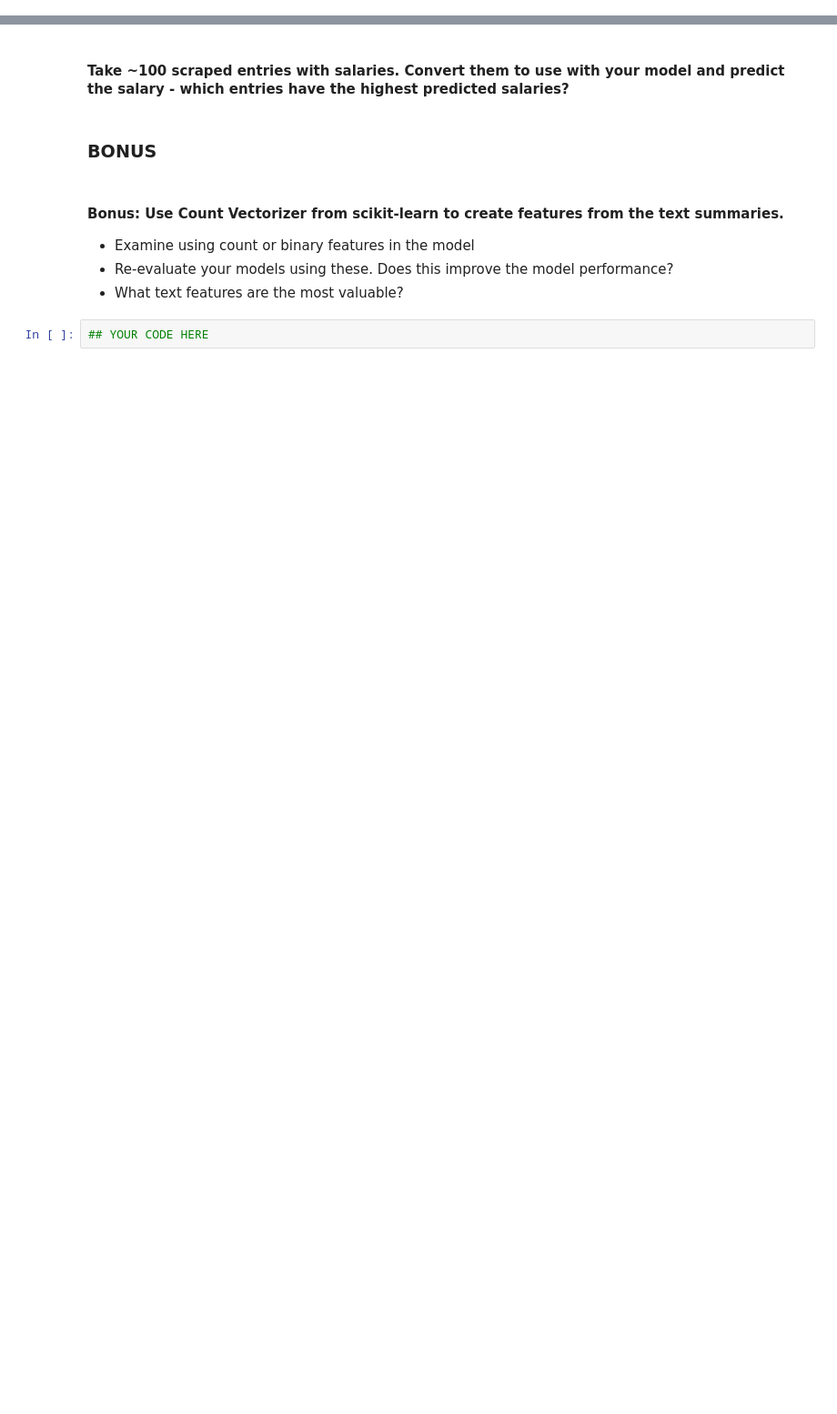
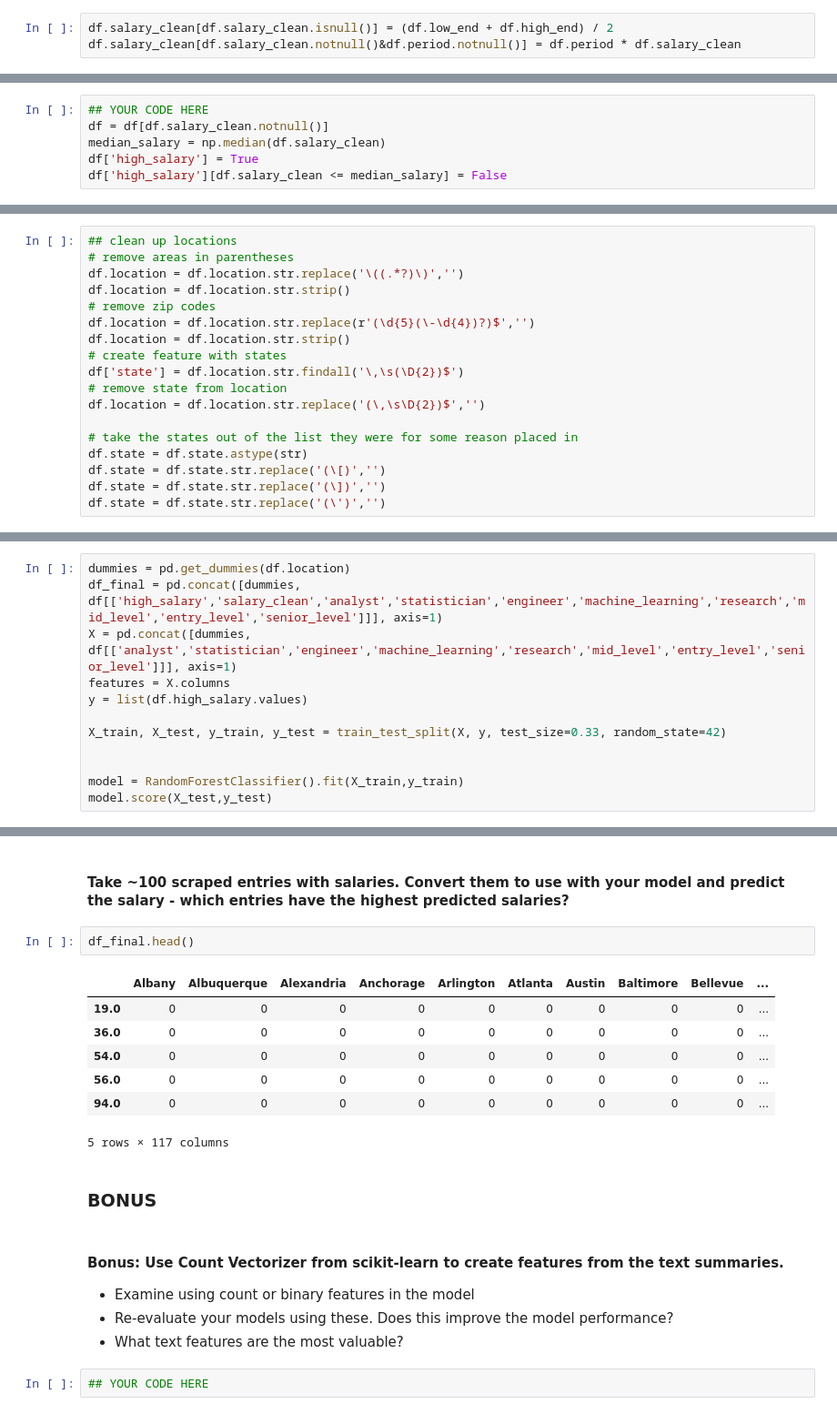
Before and after one commit to matthewbrems/old, a Jupyter notebook: projects/03-Project/starter-code/jd-project3.ipynb, the cells around one changed output, grey strips where cells are left out. Shown at 91% size. Saved outputs shown, nothing was run; the diff lists cells and outputs as text; blank space fills up the shorter version.

```diff
--- a/projects/03-Project/starter-code/jd-project3.ipynb
+++ b/projects/03-Project/starter-code/jd-project3.ipynb
@@ -151,3 +298,6 @@ Lastly, we need to clean up salary data.
+# %%
+df.salary_clean[df.salary_clean.isnull()] = (df.low_end + df.high_end) / 2
+df.salary_clean[df.salary_clean.notnull()&df.period.notnull()] = df.period * df.salary_clean
 # %% [markdown]
 #### We want to predict a binary variable - whether the salary was low or high. Compute the median salary and create a new binary variable that is true when the salary is high (above the median)
 
@@ -160,0 +309,6 @@ In fact, the ideal scenario may be to predict many levels of salaries,
+# %%
+## YOUR CODE HERE
+df = df[df.salary_clean.notnull()]
+median_salary = np.median(df.salary_clean)
+df['high_salary'] = True
+df['high_salary'][df.salary_clean <= median_salary] = False
@@ -168,0 +336,18 @@ In fact, the ideal scenario may be to predict many levels of salaries,
+# %%
+## clean up locations
+# remove areas in parentheses
+df.location = df.location.str.replace('\((.*?)\)','')
+df.location = df.location.str.strip()
+# remove zip codes
+df.location = df.location.str.replace(r'(\d{5}(\-\d{4})?)$','')
+df.location = df.location.str.strip()
+# create feature with states
+df['state'] = df.location.str.findall('\,\s(\D{2})$')
+# remove state from location
+df.location = df.location.str.replace('(\,\s\D{2})$','')
+
+# take the states out of the list they were for some reason placed in
+df.state = df.state.astype(str)
+df.state = df.state.str.replace('(\[)','')
+df.state = df.state.str.replace('(\])','')
+df.state = df.state.str.replace('(\')','')
@@ -181,0 +447,12 @@ In fact, the ideal scenario may be to predict many levels of salaries,
+# %%
+dummies = pd.get_dummies(df.location)
+df_final = pd.concat([dummies, df[['high_salary','salary_clean','analyst','statistician','engineer','machine_learning','research','mid_level','entry_level','senior_level']]], axis=1)
+X = pd.concat([dummies, df[['analyst','statistician','engineer','machine_learning','research','mid_level','entry_level','senior_level']]], axis=1)
+features = X.columns
+y = list(df.high_salary.values)
+
+X_train, X_test, y_train, y_test = train_test_split(X, y, test_size=0.33, random_state=42)
+
+
+model = RandomForestClassifier().fit(X_train,y_train)
+model.score(X_test,y_test)
@@ -191,5 +490,15 @@ In fact, the ideal scenario may be to predict many levels of salaries,
 # %% [markdown]
 #### Take ~100 scraped entries with salaries. Convert them to use with your model and predict the salary - which entries have the highest predicted salaries?
+# %%
+df_final.head()
+# %% [output]
+|  | Albany | Albuquerque | Alexandria | Anchorage | Arlington | Atlanta | Austin | Baltimore | Bellevue | ... |
+| 19.0 | 0 | 0 | 0 | 0 | 0 | 0 | 0 | 0 | 0 | ... |
+| 36.0 | 0 | 0 | 0 | 0 | 0 | 0 | 0 | 0 | 0 | ... |
+| 54.0 | 0 | 0 | 0 | 0 | 0 | 0 | 0 | 0 | 0 | ... |
+| 56.0 | 0 | 0 | 0 | 0 | 0 | 0 | 0 | 0 | 0 | ... |
+| 94.0 | 0 | 0 | 0 | 0 | 0 | 0 | 0 | 0 | 0 | ... |
+5 rows × 117 columns
 # %% [markdown]
 ### BONUS
 # %% [markdown]
```
Also changed, not shown: parts of 39 cells of this notebook, 4 other files.
